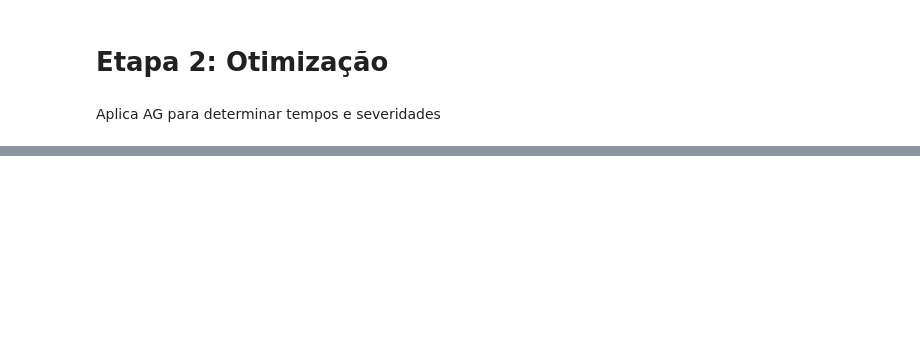
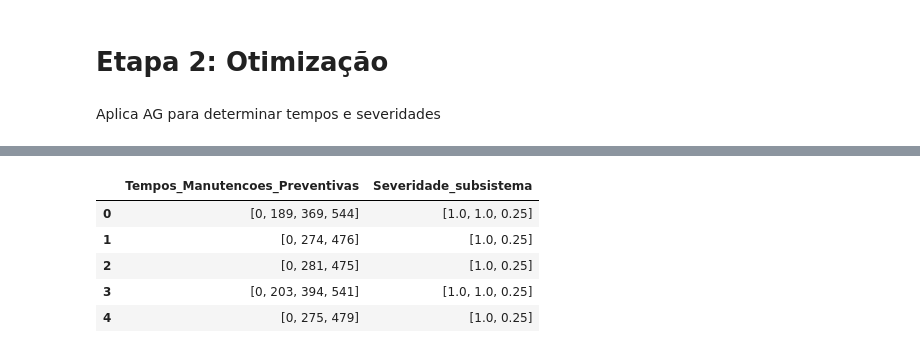
Before and after one commit to uervitonsantos/Otimizacao-Politicaca-Manutencao-Preventiva-Imperfeita, a Jupyter notebook: Otimização_Ag_política_de_manutenção_preventiva_imperfeita_v11.ipynb, the cells around one changed output, grey strips where cells are left out. Cells and saved outputs as stored; diff of their text form; code cells hidden in the pictures; blank space fills up the shorter version.

```diff
--- a/Otimização_Ag_política_de_manutenção_preventiva_imperfeita_v11.ipynb
+++ b/Otimização_Ag_política_de_manutenção_preventiva_imperfeita_v11.ipynb
@@ -697,2 +714,13 @@ if len(Tempos) == len(severidade):
 else:
     print("Os arrays têm números diferentes de linhas e não podem ser concatenados.")
+# %%
+# Leitura dos dados de tempo de falha para 4 cenarios de exemplo
+df = pd.read_csv('/content/drive/MyDrive/datasets/resultados_optimizacao/resultados_ag/melhor_custo_ag_quarto_cenario_ciclo_tempo_severidade.csv', sep=";")
+df.head()
+# %% [output]
+|  | Tempos_Manutencoes_Preventivas | Severidade_subsistema |
+| 0 | [0, 189, 369, 544] | [1.0, 1.0, 0.25] |
+| 1 | [0, 274, 476] | [1.0, 0.25] |
+| 2 | [0, 281, 475] | [1.0, 0.25] |
+| 3 | [0, 203, 394, 541] | [1.0, 1.0, 0.25] |
+| 4 | [0, 275, 479] | [1.0, 0.25] |
```
Also changed, not shown: parts of 11 cells of this notebook.
